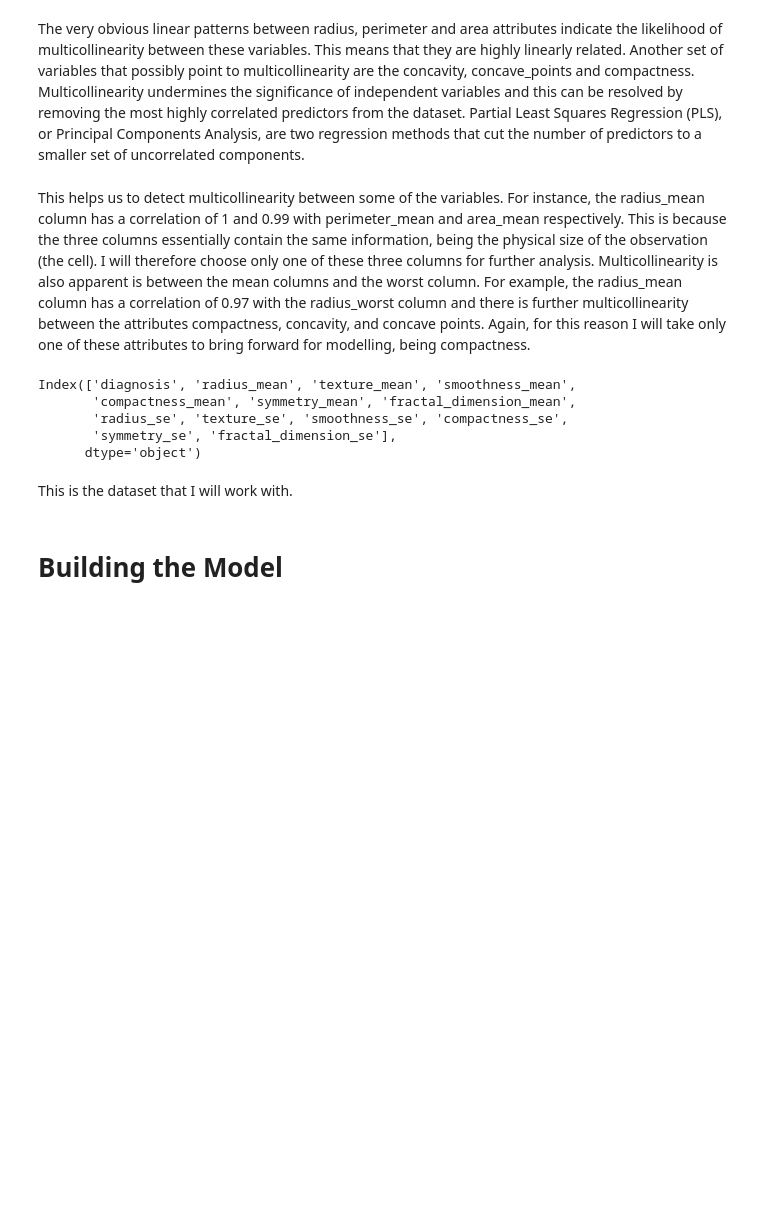
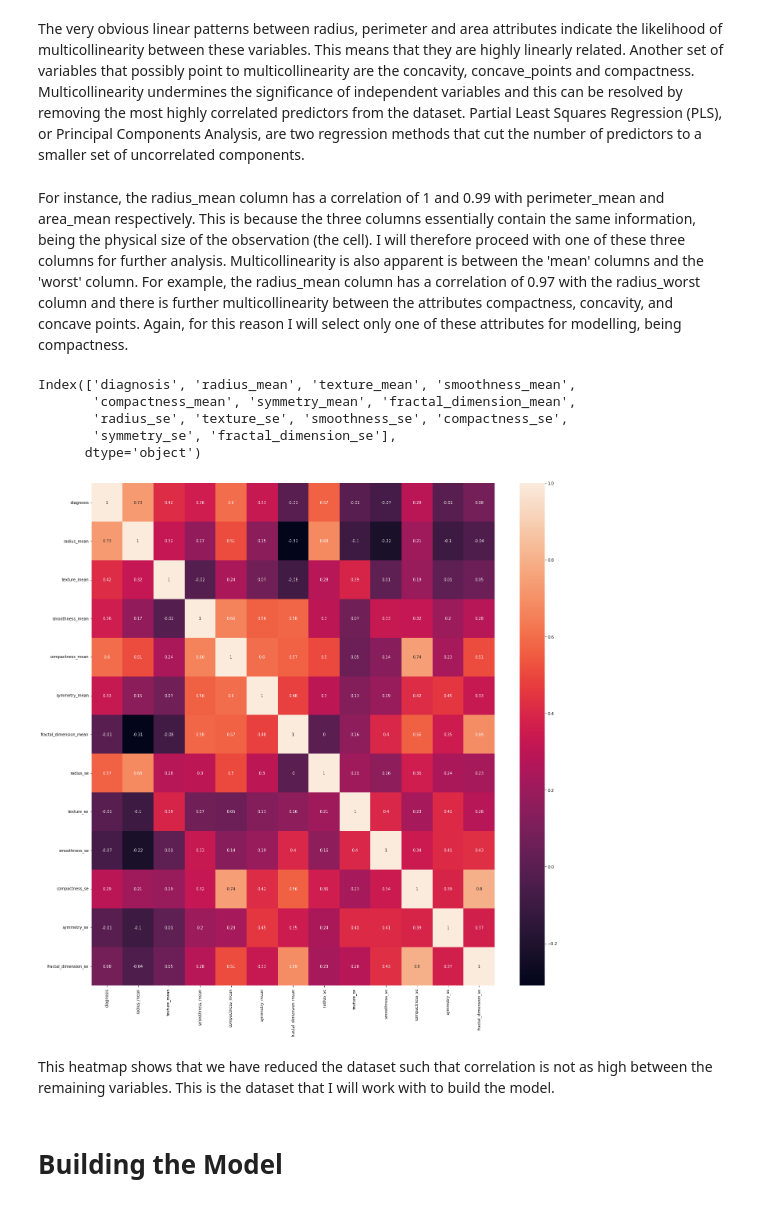
Before and after one commit to Scunnies/PfDA_Wisconsin_BC_dataset, a Jupyter notebook: Breast Cancer Wisconsin Dataset.ipynb, the cells around one changed output. Saved outputs shown, nothing was run; the diff lists cells and outputs as text; code cells hidden in the pictures; blank space fills up the shorter version.

```diff
--- a/Breast Cancer Wisconsin Dataset.ipynb
+++ b/Breast Cancer Wisconsin Dataset.ipynb
@@ -215,7 +223,7 @@ The very obvious linear patterns between radius, perimeter and area attributes i
 Partial Least Squares Regression (PLS), or Principal Components Analysis, are two regression methods that cut the number
 of predictors to a smaller set of uncorrelated components.
 # %% [markdown]
-This helps us to detect multicollinearity between some of the variables.  For instance, the radius_mean column has a correlation of 1 and 0.99 with perimeter_mean and area_mean respectively.  This is because the three columns essentially contain the same information, being the physical size of the observation (the cell). I will therefore choose only one of these three columns for further analysis.  Multicollinearity is also apparent is between the mean columns and the worst column. For example, the radius_mean column has a correlation of 0.97 with the radius_worst column and there is further multicollinearity between the attributes compactness, concavity, and concave points. Again, for this reason I will take only one of these attributes to bring forward for modelling, being compactness.
+For instance, the radius_mean column has a correlation of 1 and 0.99 with perimeter_mean and area_mean respectively.  This is because the three columns essentially contain the same information, being the physical size of the observation (the cell). I will therefore proceed with one of these three columns for further analysis.  Multicollinearity is also apparent is between the 'mean' columns and the 'worst' column. For example, the radius_mean column has a correlation of 0.97 with the radius_worst column and there is further multicollinearity between the attributes compactness, concavity, and concave points. Again, for this reason I will select only one of these attributes for modelling, being compactness.
 # %%
 # based on code modified from https://www.kaggle.com/code/scratchpad/notebookf5f7586b7a/edit
 # drop all 'worst' columns because of multicollinearity with 'mean'
@@ -253,8 +261,24 @@ Index(['diagnosis', 'radius_mean', 'texture_mean', 'smoothness_mean',
        'radius_se', 'texture_se', 'smoothness_se', 'compactness_se',
        'symmetry_se', 'fractal_dimension_se'],
       dtype='object')
+# %%
+# Generate and visualize the new correlation matrix as a heatmap
+corr = df.corr().round(2)
+
+# Set figure size
+f, ax = plt.subplots(figsize=(20, 20))
+
+# Define custom colormap
+cmap = sns.diverging_palette(220, 10, as_cmap=True)
+
+# Draw the heatmap
+sns.heatmap(corr, annot=True)
+
+plt.tight_layout()
+# %% [output]
+[figure, added]
 # %% [markdown]
-This is the dataset that I will work with.
+This heatmap shows that we have reduced the dataset such that correlation is not as high between the remaining variables.  This is the dataset that I will work with to build the model.
 # %% [markdown]
 # Building the Model
 # %% [markdown]
```
Also changed, not shown: parts of 31 cells of this notebook.
